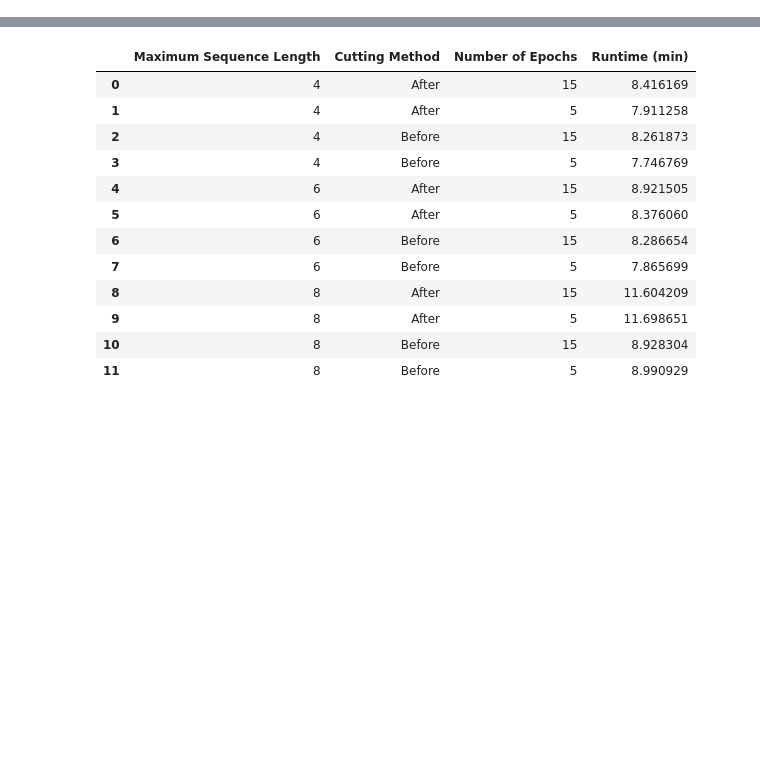
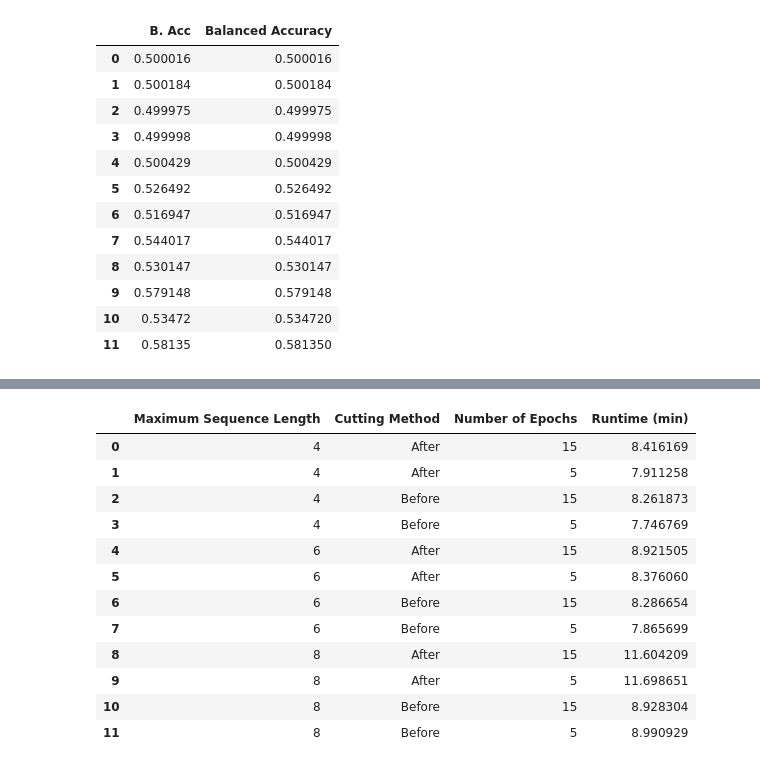
Before and after one commit to ninaihde/dl-plasmid-classifier, a Jupyter notebook: src/evaluate_classification.ipynb, the cells around one changed output, grey strips where cells are left out. Saved outputs shown, nothing was run; the diff lists cells and outputs as text; code cells hidden in the pictures; blank space fills up the shorter version.

```diff
--- a/src/evaluate_classification.ipynb
+++ b/src/evaluate_classification.ipynb
@@ -51,3 +67,19 @@ metrics['F1S'] = metrics['TP'] / (metrics['TP'] + 0.5 * (metrics['FP'] + metrics
+# %%
+metrics[['B. Acc', 'Balanced Accuracy']]
+# %% [output]
+|  | B. Acc | Balanced Accuracy |
+| 0 | 0.500016 | 0.500016 |
+| 1 | 0.500184 | 0.500184 |
+| 2 | 0.499975 | 0.499975 |
+| 3 | 0.499998 | 0.499998 |
+| 4 | 0.500429 | 0.500429 |
+| 5 | 0.526492 | 0.526492 |
+| 6 | 0.516947 | 0.516947 |
+| 7 | 0.544017 | 0.544017 |
+| 8 | 0.530147 | 0.530147 |
+| 9 | 0.579148 | 0.579148 |
+| 10 | 0.53472 | 0.534720 |
+| 11 | 0.58135 | 0.581350 |
 # %%
 metrics['ID'] = 'max' + metrics['Maximum Sequence Length'].astype(str) + '_cut' + metrics['Cutting Method'] + '_ep' + metrics['Number of Epochs'].astype(str)
 metrics
```
Also changed, not shown: parts of 7 cells of this notebook, 1 other file.
